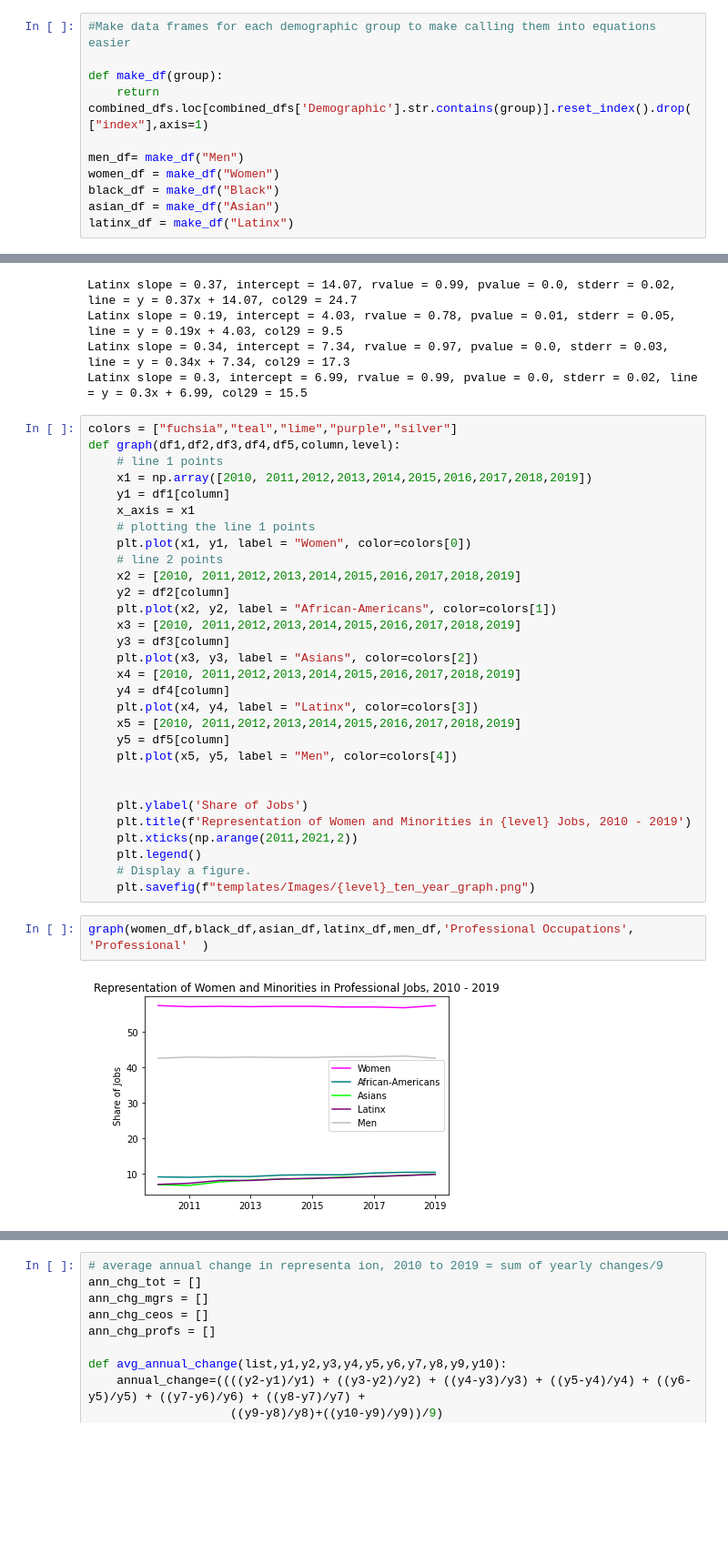
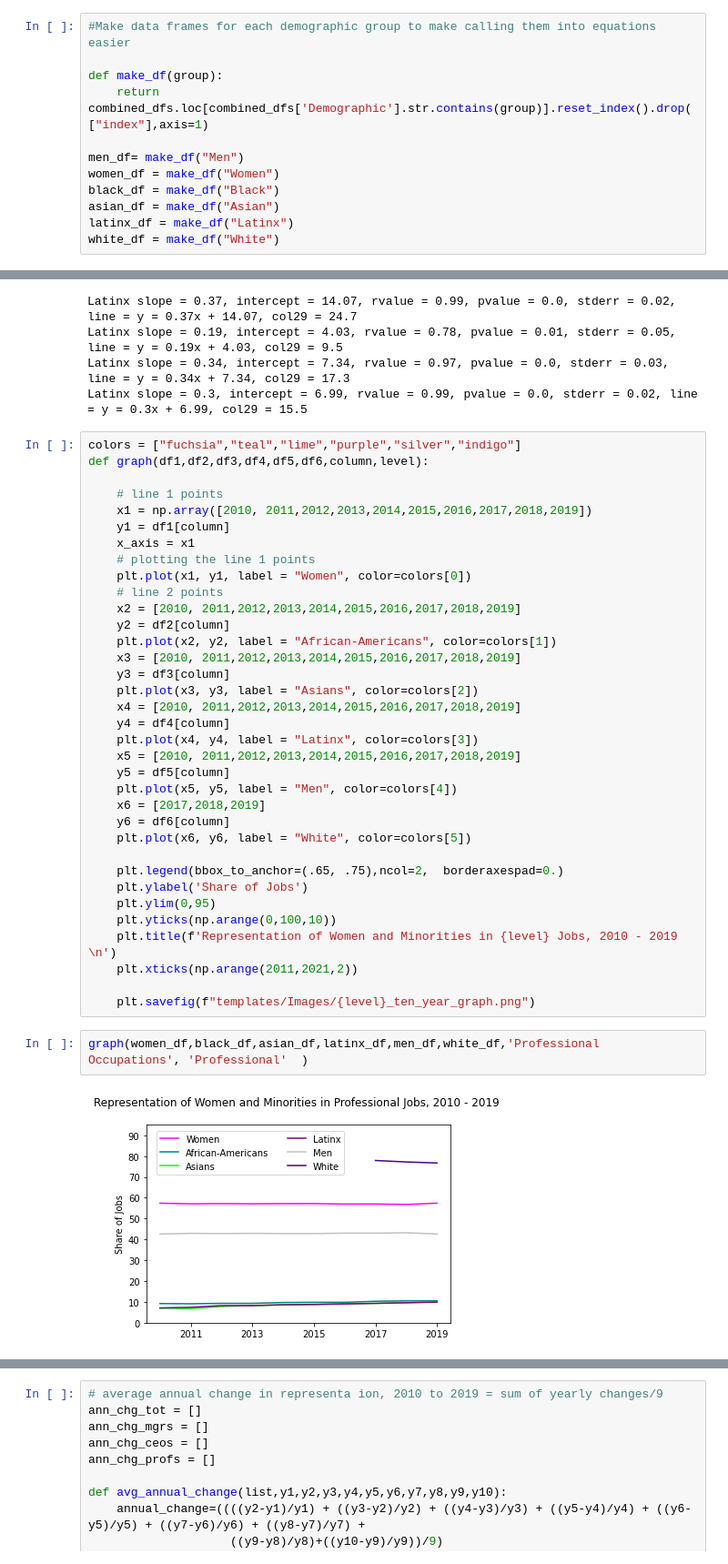
Before and after one commit to mfineman/Race-Gender-Analysis, a Jupyter notebook: BLS_Project_MRF.ipynb, the cells around one changed output, grey strips where cells are left out. Shown at 91% size. Cells and saved outputs as stored; diff of their text form; blank space fills up the shorter version.

```diff
--- a/BLS_Project_MRF.ipynb
+++ b/BLS_Project_MRF.ipynb
@@ -81,6 +89,7 @@ women_df = make_df("Women")
 black_df = make_df("Black")
 asian_df = make_df("Asian")
 latinx_df = make_df("Latinx")
+white_df = make_df("White")
 # %%
 def lin_regress(dfname,column,group):
     x_values = np.array([1,2,3,4,5,6,7,8,9,10])
@@ -140,8 +149,9 @@ Latinx slope = 0.19, intercept = 4.03, rvalue = 0.78, pvalue = 0.01, stderr = 0.
 Latinx slope = 0.34, intercept = 7.34, rvalue = 0.97, pvalue = 0.0, stderr = 0.03, line = y = 0.34x + 7.34, col29 = 17.3
 Latinx slope = 0.3, intercept = 6.99, rvalue = 0.99, pvalue = 0.0, stderr = 0.02, line = y = 0.3x + 6.99, col29 = 15.5
 # %%
-colors = ["fuchsia","teal","lime","purple","silver"]
-def graph(df1,df2,df3,df4,df5,column,level):
+colors = ["fuchsia","teal","lime","purple","silver","indigo"]
+def graph(df1,df2,df3,df4,df5,df6,column,level):
+
     # line 1 points
     x1 = np.array([2010, 2011,2012,2013,2014,2015,2016,2017,2018,2019])
     y1 = df1[column]
@@ -161,16 +171,20 @@ def graph(df1,df2,df3,df4,df5,column,level):
     x5 = [2010, 2011,2012,2013,2014,2015,2016,2017,2018,2019]
     y5 = df5[column]
     plt.plot(x5, y5, label = "Men", color=colors[4])
+    x6 = [2017,2018,2019]
+    y6 = df6[column]
+    plt.plot(x6, y6, label = "White", color=colors[5])
 
+    plt.legend(bbox_to_anchor=(.65, .75),ncol=2,  borderaxespad=0.)
+    plt.ylabel('Share of Jobs')
+    plt.ylim(0,95)
+    plt.yticks(np.arange(0,100,10))
+    plt.title(f'Representation of Women and Minorities in {level} Jobs, 2010 - 2019 \n')
+    plt.xticks(np.arange(2011,2021,2))
 
-    plt.ylabel('Share of Jobs')
-    plt.title(f'Representation of Women and Minorities in {level} Jobs, 2010 - 2019')
-    plt.xticks(np.arange(2011,2021,2))
-    plt.legend()
-    # Display a figure.
     plt.savefig(f"templates/Images/{level}_ten_year_graph.png")
 # %%
-graph(women_df,black_df,asian_df,latinx_df,men_df,'Professional Occupations', 'Professional'  )
+graph(women_df,black_df,asian_df,latinx_df,men_df,white_df,'Professional Occupations', 'Professional'  )
 # %% [output]
-[figure, old version]
+[figure, new version]
 # %%
```
Also changed, not shown: parts of 38 cells of this notebook, 38 other files.
